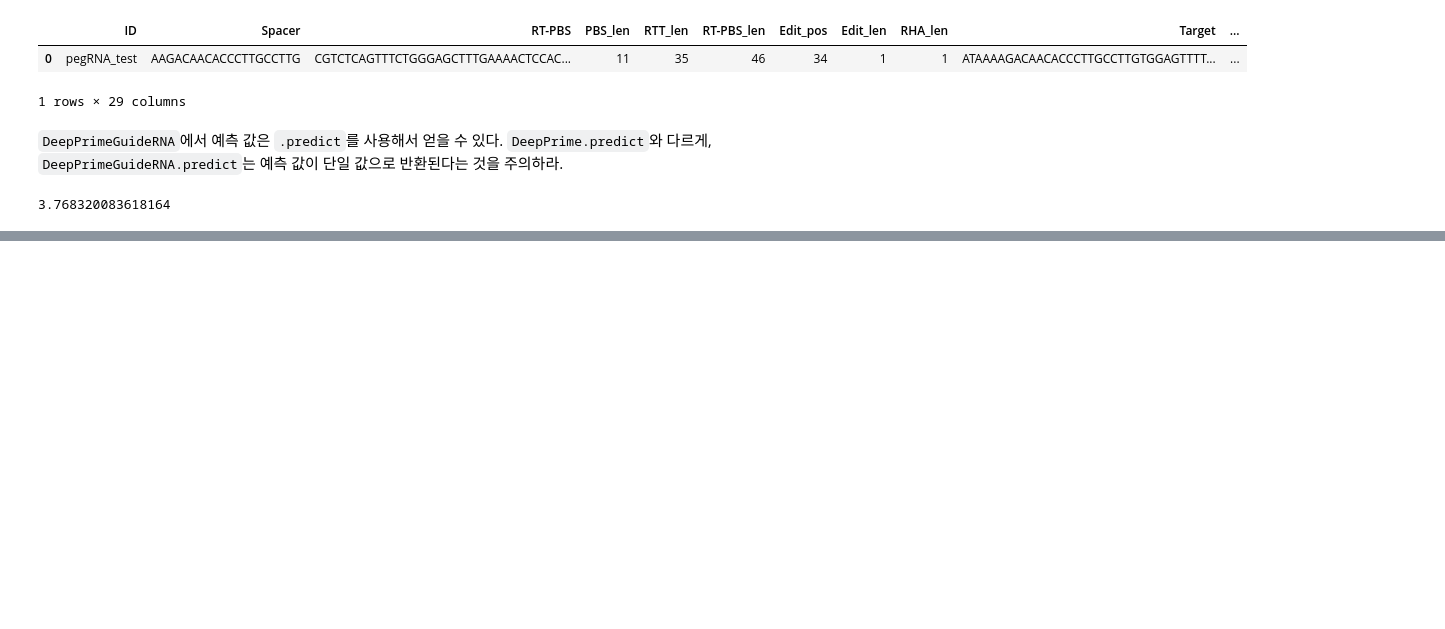
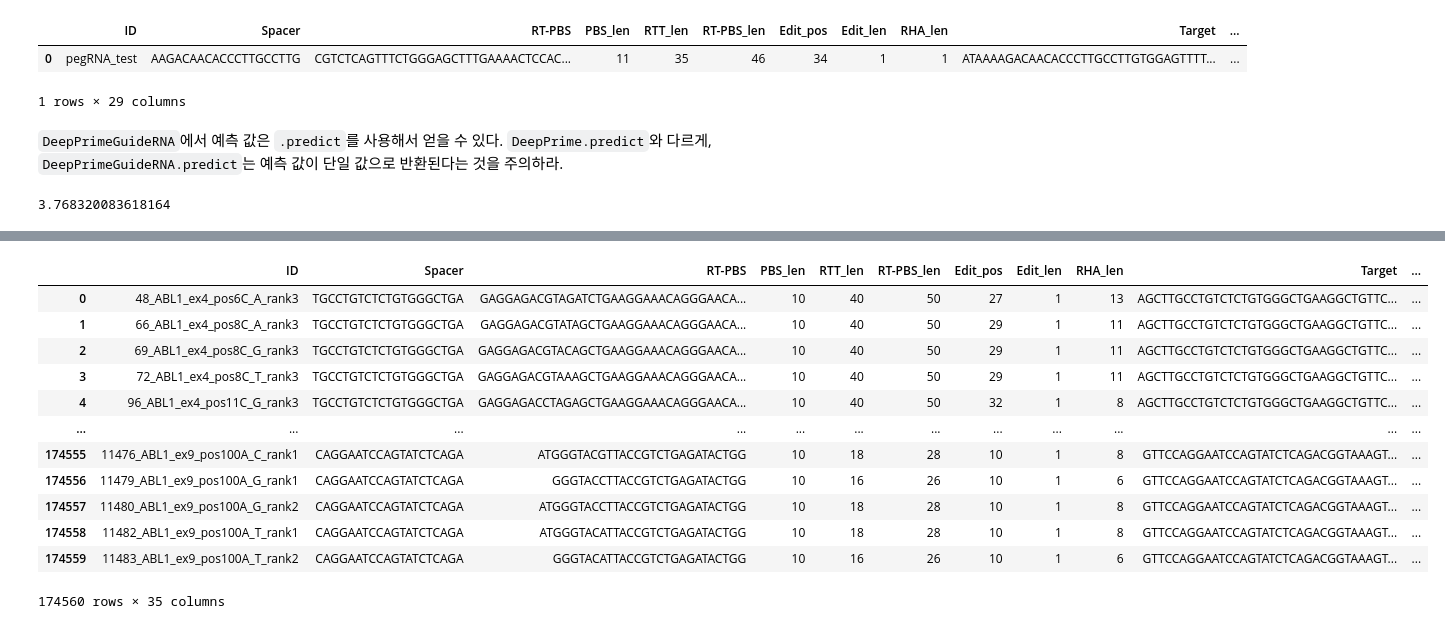
Before and after one commit to Goosang-Yu/genet, a Jupyter notebook: tutorials/Tutorial_DeepPrime.ipynb, the cells around one changed output, grey strips where cells are left out. Drawn from its saved outputs; the diff is of its cells as text; code cells hidden in the pictures; blank space fills up the shorter version.

```diff
--- a/tutorials/Tutorial_DeepPrime.ipynb
+++ b/tutorials/Tutorial_DeepPrime.ipynb
@@ -134,0 +218,24 @@ pe2max_score
+# %%
+dp_off = DeepPrimeOff()
+
+dp_off.setup(
+    features=df_features,
+    cas_offinder_result='CML_exon_OFFinder_output.txt',
+    ref_genome='Homo sapiens',
+    download_fasta=True,
+    custom_genome=None,
+)
+# %% [output]
+|  | ID | Spacer | RT-PBS | PBS_len | RTT_len | RT-PBS_len | Edit_pos | Edit_len | RHA_len | Target | ... |
+| 0 | 48_ABL1_ex4_pos6C_A_rank3 | TGCCTGTCTCTGTGGGCTGA | GAGGAGACGTAGATCTGAAGGAAACAGGGAACA... | 10 | 40 | 50 | 27 | 1 | 13 | AGCTTGCCTGTCTCTGTGGGCTGAAGGCTGTTC... | ... |
+| 1 | 66_ABL1_ex4_pos8C_A_rank3 | TGCCTGTCTCTGTGGGCTGA | GAGGAGACGTATAGCTGAAGGAAACAGGGAACA... | 10 | 40 | 50 | 29 | 1 | 11 | AGCTTGCCTGTCTCTGTGGGCTGAAGGCTGTTC... | ... |
+| 2 | 69_ABL1_ex4_pos8C_G_rank3 | TGCCTGTCTCTGTGGGCTGA | GAGGAGACGTACAGCTGAAGGAAACAGGGAACA... | 10 | 40 | 50 | 29 | 1 | 11 | AGCTTGCCTGTCTCTGTGGGCTGAAGGCTGTTC... | ... |
+| 3 | 72_ABL1_ex4_pos8C_T_rank3 | TGCCTGTCTCTGTGGGCTGA | GAGGAGACGTAAAGCTGAAGGAAACAGGGAACA... | 10 | 40 | 50 | 29 | 1 | 11 | AGCTTGCCTGTCTCTGTGGGCTGAAGGCTGTTC... | ... |
+| 4 | 96_ABL1_ex4_pos11C_G_rank3 | TGCCTGTCTCTGTGGGCTGA | GAGGAGACCTAGAGCTGAAGGAAACAGGGAACA... | 10 | 40 | 50 | 32 | 1 | 8 | AGCTTGCCTGTCTCTGTGGGCTGAAGGCTGTTC... | ... |
+| ... | ... | ... | ... | ... | ... | ... | ... | ... | ... | ... | ... |
+| 174555 | 11476_ABL1_ex9_pos100A_C_rank1 | CAGGAATCCAGTATCTCAGA | ATGGGTACGTTACCGTCTGAGATACTGG | 10 | 18 | 28 | 10 | 1 | 8 | GTTCCAGGAATCCAGTATCTCAGACGGTAAAGT... | ... |
+| 174556 | 11479_ABL1_ex9_pos100A_G_rank1 | CAGGAATCCAGTATCTCAGA | GGGTACCTTACCGTCTGAGATACTGG | 10 | 16 | 26 | 10 | 1 | 6 | GTTCCAGGAATCCAGTATCTCAGACGGTAAAGT... | ... |
+| 174557 | 11480_ABL1_ex9_pos100A_G_rank2 | CAGGAATCCAGTATCTCAGA | ATGGGTACCTTACCGTCTGAGATACTGG | 10 | 18 | 28 | 10 | 1 | 8 | GTTCCAGGAATCCAGTATCTCAGACGGTAAAGT... | ... |
+| 174558 | 11482_ABL1_ex9_pos100A_T_rank1 | CAGGAATCCAGTATCTCAGA | ATGGGTACATTACCGTCTGAGATACTGG | 10 | 18 | 28 | 10 | 1 | 8 | GTTCCAGGAATCCAGTATCTCAGACGGTAAAGT... | ... |
+| 174559 | 11483_ABL1_ex9_pos100A_T_rank2 | CAGGAATCCAGTATCTCAGA | GGGTACATTACCGTCTGAGATACTGG | 10 | 16 | 26 | 10 | 1 | 6 | GTTCCAGGAATCCAGTATCTCAGACGGTAAAGT... | ... |
+174560 rows × 35 columns
```
Also changed, not shown: parts of 13 cells of this notebook, 2 other files.
